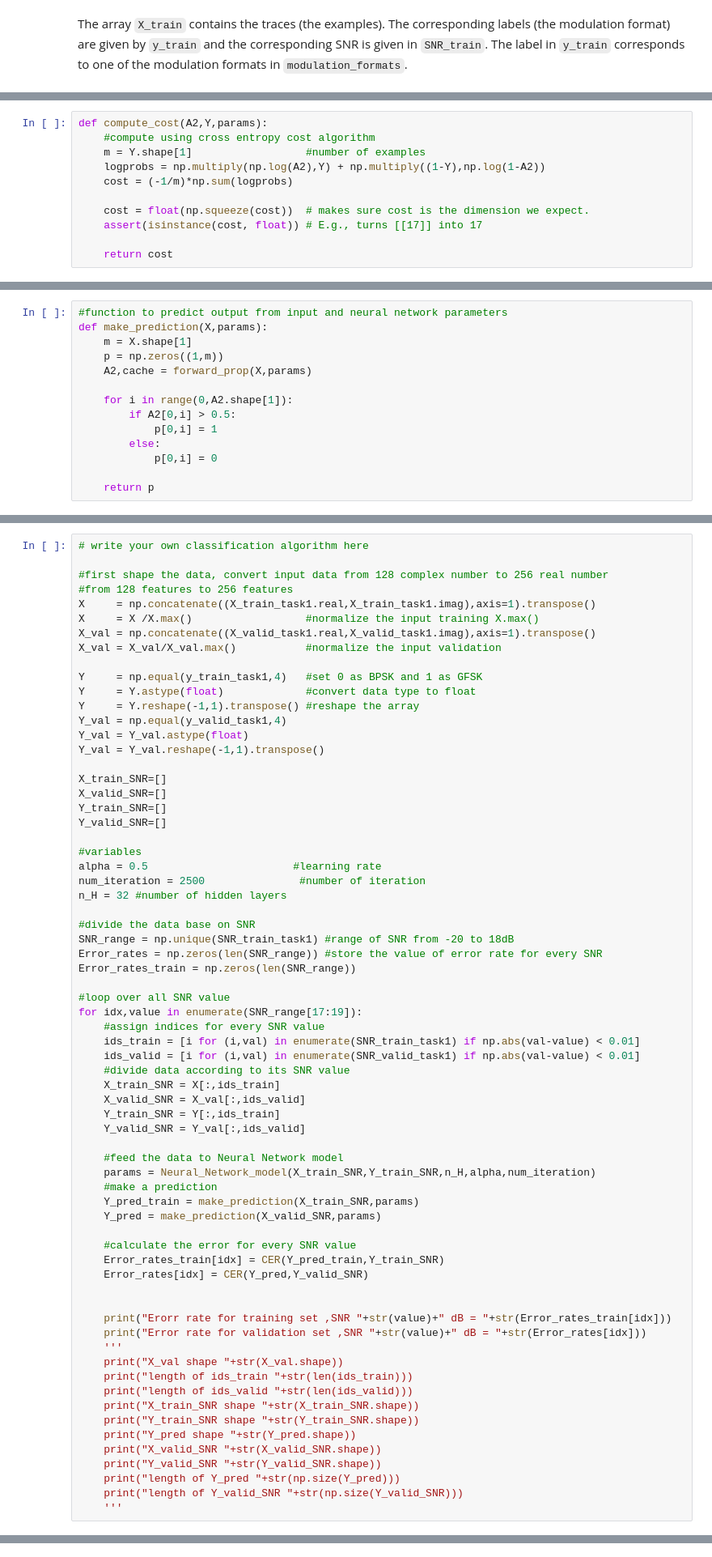
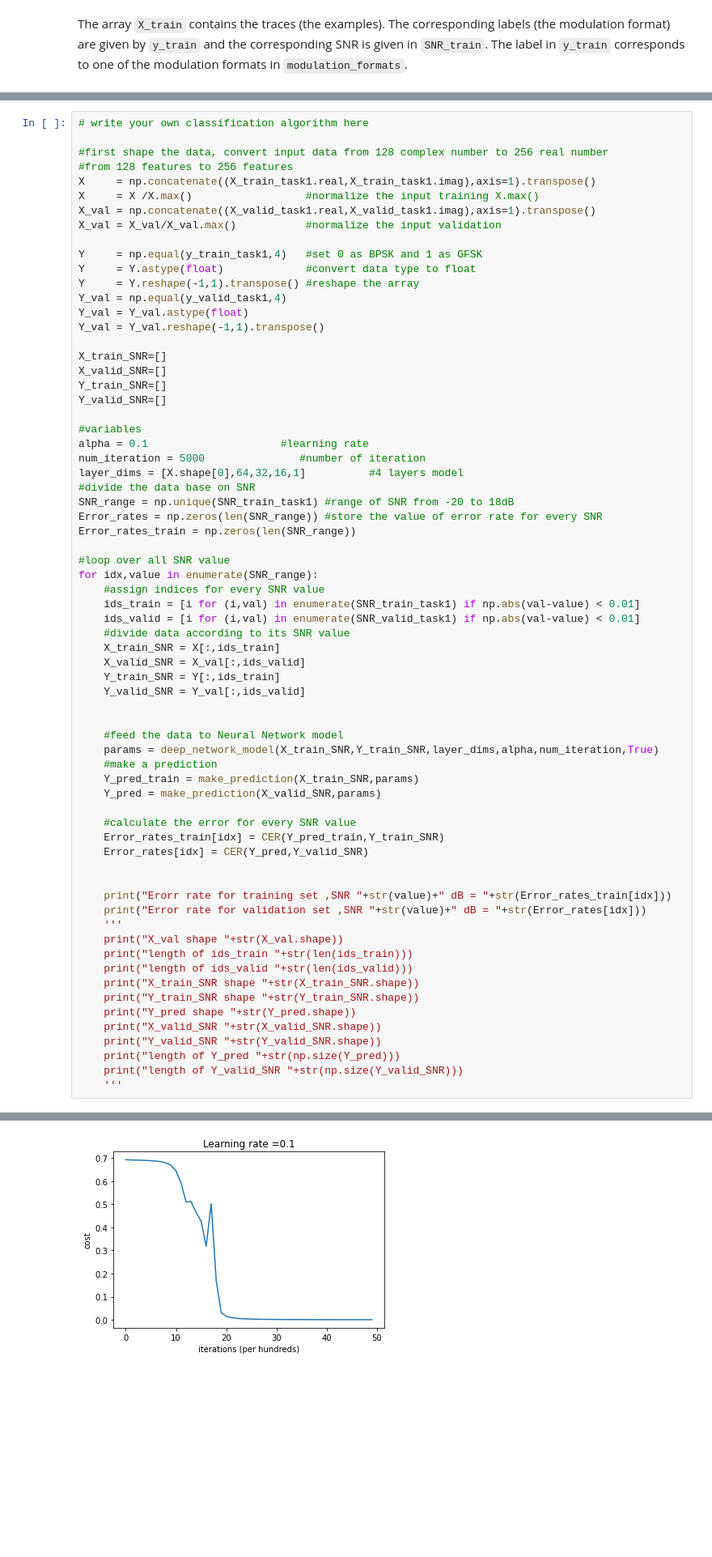
Before and after one commit to aravsi77/modulation_classification, a Jupyter notebook: Modulation_classification_v3.ipynb, the cells around one changed output, grey strips where cells are left out. Shown at 81% size. Saved outputs shown, nothing was run; the diff lists cells and outputs as text; blank space fills up the shorter version.

```diff
--- a/Modulation_classification_v3.ipynb
+++ b/Modulation_classification_v3.ipynb
@@ -119,11 +77,0 @@ def forward_prop(X,params):
-# %%
-def compute_cost(A2,Y,params):
-    #compute using cross entropy cost algorithm
-    m = Y.shape[1]                  #number of examples
-    logprobs = np.multiply(np.log(A2),Y) + np.multiply((1-Y),np.log(1-A2))
-    cost = (-1/m)*np.sum(logprobs)
-
-    cost = float(np.squeeze(cost))  # makes sure cost is the dimension we expect.
-    assert(isinstance(cost, float)) # E.g., turns [[17]] into 17
-
-    return cost
@@ -195,14 +77,0 @@ def Neural_Network_model(X,Y,n_H,alpha,num_iteration):
-# %%
-#function to predict output from input and neural network parameters
-def make_prediction(X,params):
-    m = X.shape[1]
-    p = np.zeros((1,m))
-    A2,cache = forward_prop(X,params)
-
-    for i in range(0,A2.shape[1]):
-        if A2[0,i] > 0.5:
-            p[0,i] = 1
-        else:
-            p[0,i] = 0
-
-    return p
@@ -233,17 +346,16 @@ Y_train_SNR=[]
 Y_valid_SNR=[]
 
 #variables
-alpha = 0.5                       #learning rate
-num_iteration = 2500               #number of iteration
-n_H = 32 #number of hidden layers
-
+alpha = 0.1                     #learning rate
+num_iteration = 5000               #number of iteration
+layer_dims = [X.shape[0],64,32,16,1]          #4 layers model
 #divide the data base on SNR
 SNR_range = np.unique(SNR_train_task1) #range of SNR from -20 to 18dB
 Error_rates = np.zeros(len(SNR_range)) #store the value of error rate for every SNR
 Error_rates_train = np.zeros(len(SNR_range))
 
 #loop over all SNR value
-for idx,value in enumerate(SNR_range[17:19]):
+for idx,value in enumerate(SNR_range):
     #assign indices for every SNR value
     ids_train = [i for (i,val) in enumerate(SNR_train_task1) if np.abs(val-value) < 0.01]
     ids_valid = [i for (i,val) in enumerate(SNR_valid_task1) if np.abs(val-value) < 0.01]
@@ -253,8 +365,9 @@ for idx,value in enumerate(SNR_range[17:19]):
     Y_train_SNR = Y[:,ids_train]
     Y_valid_SNR = Y_val[:,ids_valid]
 
+
     #feed the data to Neural Network model
-    params = Neural_Network_model(X_train_SNR,Y_train_SNR,n_H,alpha,num_iteration)
+    params = deep_network_model(X_train_SNR,Y_train_SNR,layer_dims,alpha,num_iteration,True)
     #make a prediction
     Y_pred_train = make_prediction(X_train_SNR,params)
     Y_pred = make_prediction(X_valid_SNR,params)
@@ -298,0 +412 @@ Cost after iteration 2300: 0.129357
+[figure, added]
```
Also changed, not shown: parts of 14 cells of this notebook.
